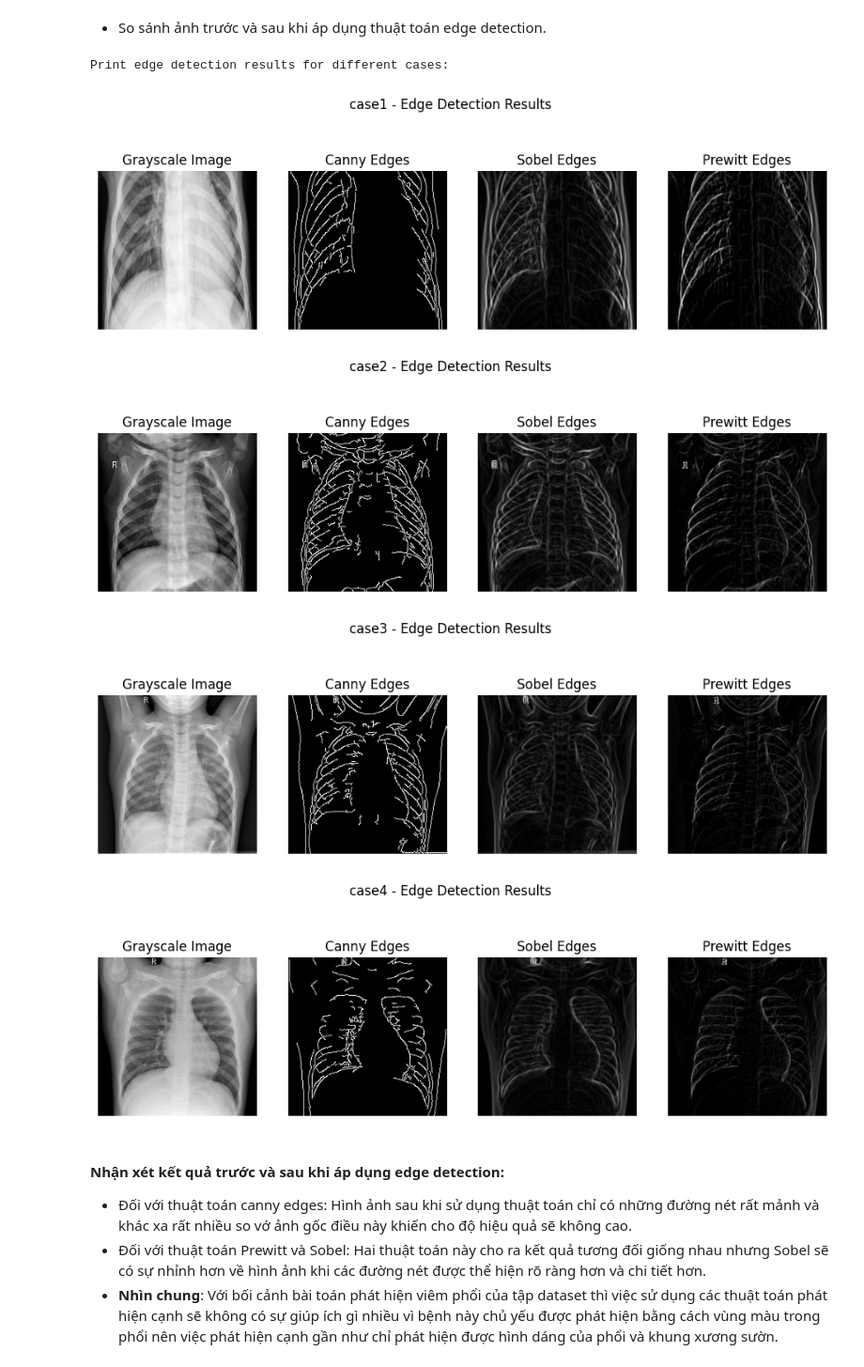
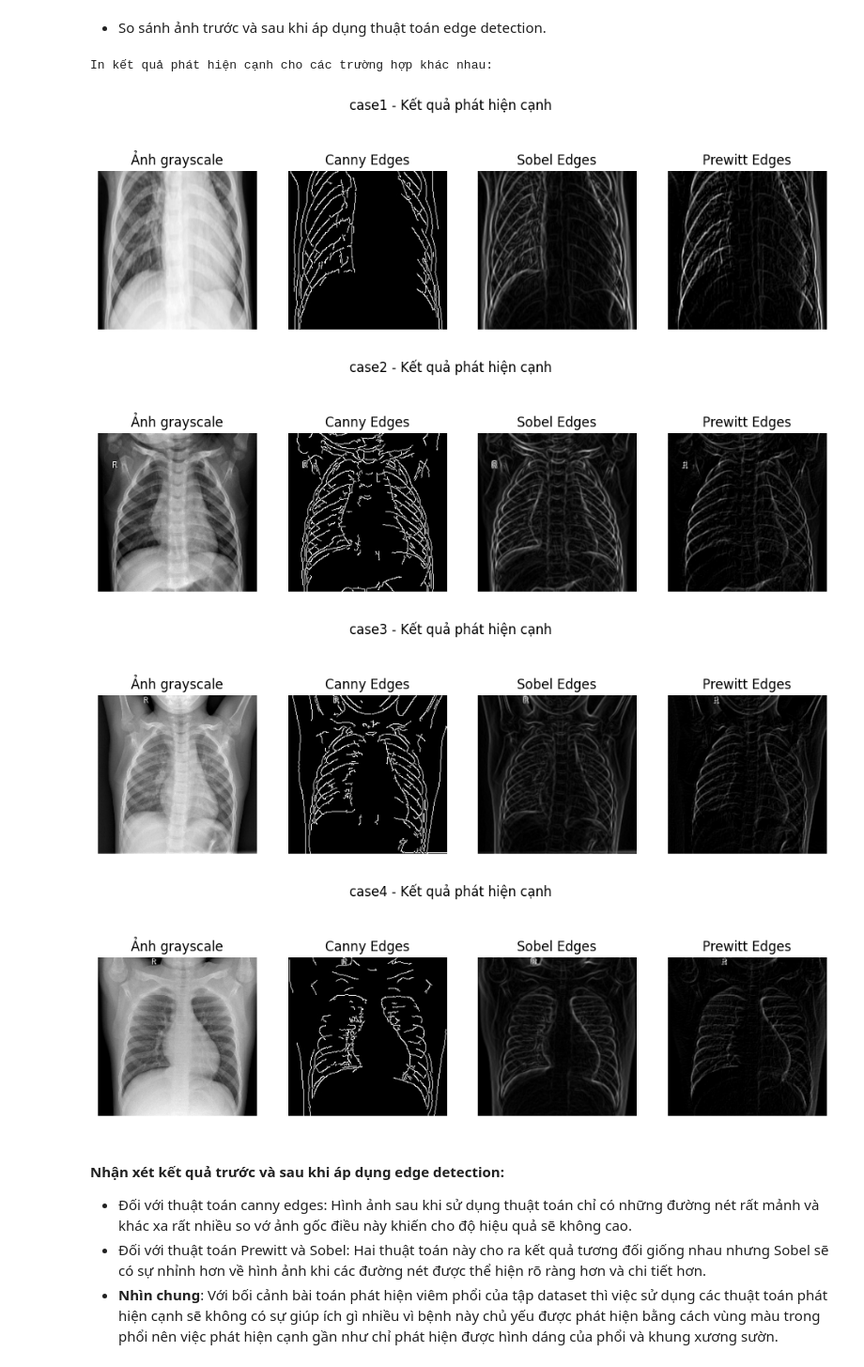
Before and after one commit to AnhTtis/Preprocessing_Methods, a Jupyter notebook: notebooks/01_image_preprocessing.ipynb, the cells around one changed output. Shown at 94% size. Drawn from its saved outputs; the diff is of its cells as text; code cells hidden in the pictures.

```diff
--- a/notebooks/01_image_preprocessing.ipynb
+++ b/notebooks/01_image_preprocessing.ipynb
@@ -270,7 +259,7 @@ Resized 5216/5216 images
 # %% [markdown]
 - Trực quan 4 ảnh được chọn ở trên sau khi thực hiện resize
 # %%
-print("Compare original vs resized sizes for example cases:")
+print("So sánh ảnh gốc và ảnh resized:")
 for case, info in example_cases.items():
     if info is None:
         continue
@@ -283,15 +272,15 @@ for case, info in example_cases.items():
     resized_img = cv2.imread(os.path.join("../output/resized", filename))
 
     plt.figure(figsize=(8, 4))
-    plt.suptitle(f"{case} - Original Size: {original_size}")
+    plt.suptitle(f"{case} - Ảnh gốc: {original_size}")
 
     plt.subplot(1, 2, 1)
-    plt.title("Original Image")
+    plt.title("Ảnh gốc")
     plt.imshow(cv2.cvtColor(original_img, cv2.COLOR_BGR2RGB))
     plt.axis('off')
 
     plt.subplot(1, 2, 2)
-    plt.title("Resized Image (224x224)")
+    plt.title("Ảnh resized (224x224)")
     plt.imshow(cv2.cvtColor(resized_img, cv2.COLOR_BGR2RGB))
     plt.axis('off')
 
@@ -385,7 +374,7 @@ Resized 5216/5216 images
 # %% [markdown]
 - Trực quan 4 ảnh sau ở trên sau khi chuyển đổi sang ảnh xám
 # %%
-print("Compare resized vs grayscale for example cases:")
+print("So sánh resized và grayscale ảnh:")
 for case, info in example_cases.items():
     if info is None:
         continue
@@ -398,15 +387,15 @@ for case, info in example_cases.items():
     grayscale_img = cv2.imread(os.path.join("../output/grayscale", filename))
 
     plt.figure(figsize=(8, 4))
-    plt.suptitle(f"{case} - Original Size: {original_size}")
+    plt.suptitle(f"{case} - Ảnh gốc: {original_size}")
 
     plt.subplot(1, 2, 1)
-    plt.title("Resized Image")
+    plt.title("Ảnh resized")
     plt.imshow(cv2.cvtColor(resized_img, cv2.COLOR_BGR2RGB))
     plt.axis('off')
 
     plt.subplot(1, 2, 2)
-    plt.title("Grayscale Image")
+    plt.title("Ảnh grayscale")
     plt.imshow(cv2.cvtColor(grayscale_img, cv2.COLOR_BGR2RGB))
     plt.axis('off')
 
@@ -441,5 +430,5 @@ Grayscale dataset size: 89.03 MB
 # %%
-print("Histogram of pixel intensities for normalization:")
+print("Biểu đồ histogram của cường độ điểm ảnh để chuẩn hóa:")
 
 for case, info in example_cases.items():
     if info is None:
@@ -454,10 +443,10 @@ for case, info in example_cases.items():
     standard = (gray_img - mean) / std
 
     plt.figure(figsize=(12, 4))
-    plt.suptitle(f"{case} - Pixel Intensity Histograms")
+    plt.suptitle(f"{case} - Biểu đồ histogram cường độ điểm ảnh")
 
     plt.subplot(1, 3, 1)
-    plt.title("Original Grayscale Histogram")
+    plt.title("Histogram ảnh grayscale gốc")
     plt.hist(gray_img.ravel(), bins=256, color='gray', alpha=0.7)
     plt.xlim([0, 255])
 
@@ -555,7 +544,7 @@ Resized 5216/5216 images
 # %% [markdown]
 - So sánh ảnh trước và sau khi áp dụng thuật toán edge detection.
 # %%
-print("Print edge detection results for different cases:")
+print("In kết quả phát hiện cạnh cho các trường hợp khác nhau:")
 for case, info in example_cases.items():
     if info is None:
         continue
@@ -563,40 +552,40 @@ for case, info in example_cases.items():
     filename = info["filename"]
 
     gray_img = cv2.imread(os.path.join("../output/grayscale", filename), cv2.IMREAD_GRAYSCALE)
     edges_canny = cv2.imread(os.path.join("../output/canny_edges", filename), cv2.IMREAD_GRAYSCALE)
     edges_sobel = cv2.imread(os.path.join("../output/sobel_edges", filename), cv2.IMREAD_GRAYSCALE)
     edges_prewitt = cv2.imread(os.path.join("../output/prewitt_edges", filename), cv2.IMREAD_GRAYSCALE)
 
     plt.figure(figsize=(12, 4))
-    plt.suptitle(f"{case} - Edge Detection Results")
+    plt.suptitle(f"{case} - Kết quả phát hiện cạnh")
 
     plt.subplot(1, 4, 1)
-    plt.title("Grayscale Image")
+    plt.title("Ảnh grayscale")
     plt.imshow(gray_img, cmap='gray')
     plt.axis('off')
 
     plt.subplot(1, 4, 2)
     plt.title("Canny Edges")
     plt.imshow(edges_canny, cmap='gray')
     plt.axis('off')
 
     plt.subplot(1, 4, 3)
     plt.title("Sobel Edges")
     plt.imshow(edges_sobel, cmap='gray')
     plt.axis('off')
 
     plt.subplot(1, 4, 4)
     plt.title("Prewitt Edges")
     plt.imshow(edges_prewitt, cmap='gray')
     plt.axis('off')
 
     plt.show()
 # %% [output]
-Print edge detection results for different cases:
+In kết quả phát hiện cạnh cho các trường hợp khác nhau:
-[figure, old version]
+[figure, new version]
-[figure, old version]
+[figure, new version]
-[figure, old version]
+[figure, new version]
-[figure, old version]
+[figure, new version]
 # %% [markdown]
 #### Nhận xét kết quả trước và sau khi áp dụng edge detection:
 - Đối với thuật toán canny edges: Hình ảnh sau khi sử dụng thuật toán chỉ có những đường nét rất mảnh và khác xa rất nhiều so vớ ảnh gốc điều này khiến cho độ hiệu quả sẽ không cao.
```
Also changed, not shown: parts of 16 cells of this notebook, 1 other file.
